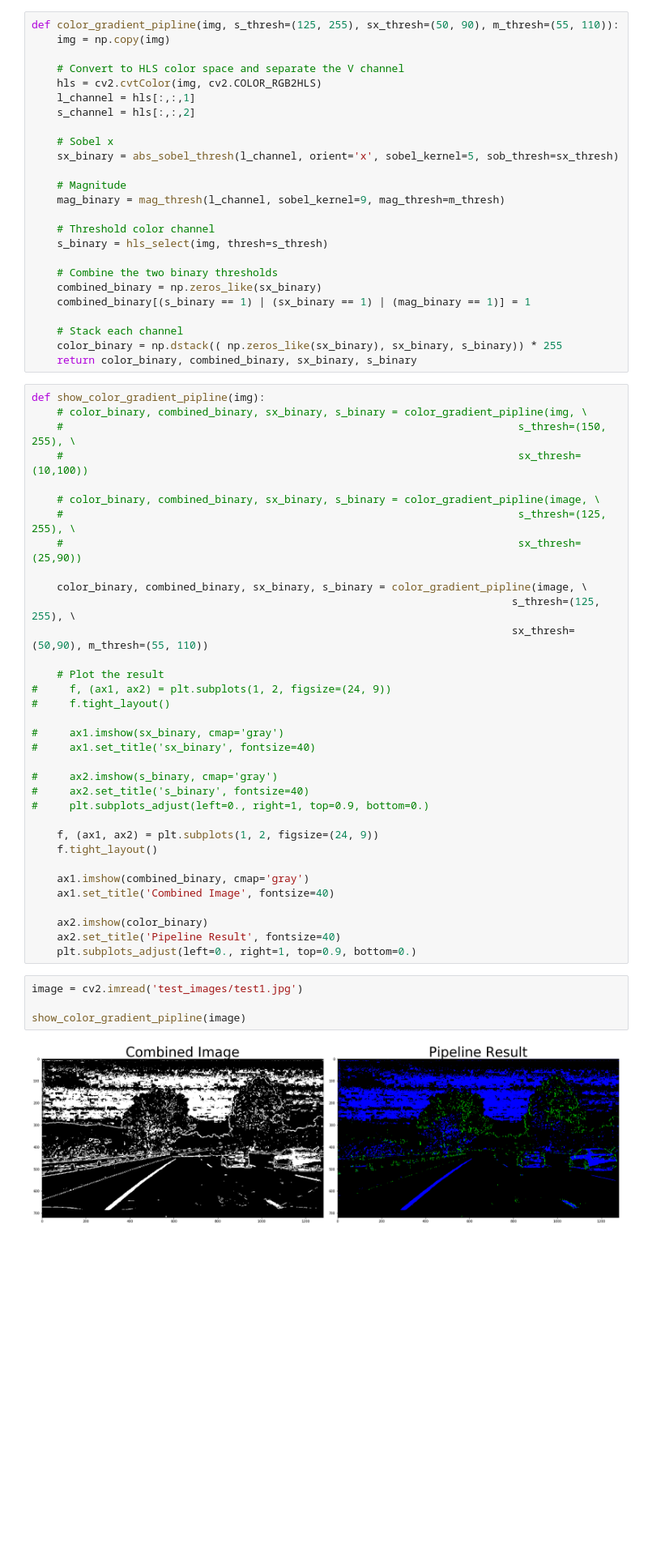
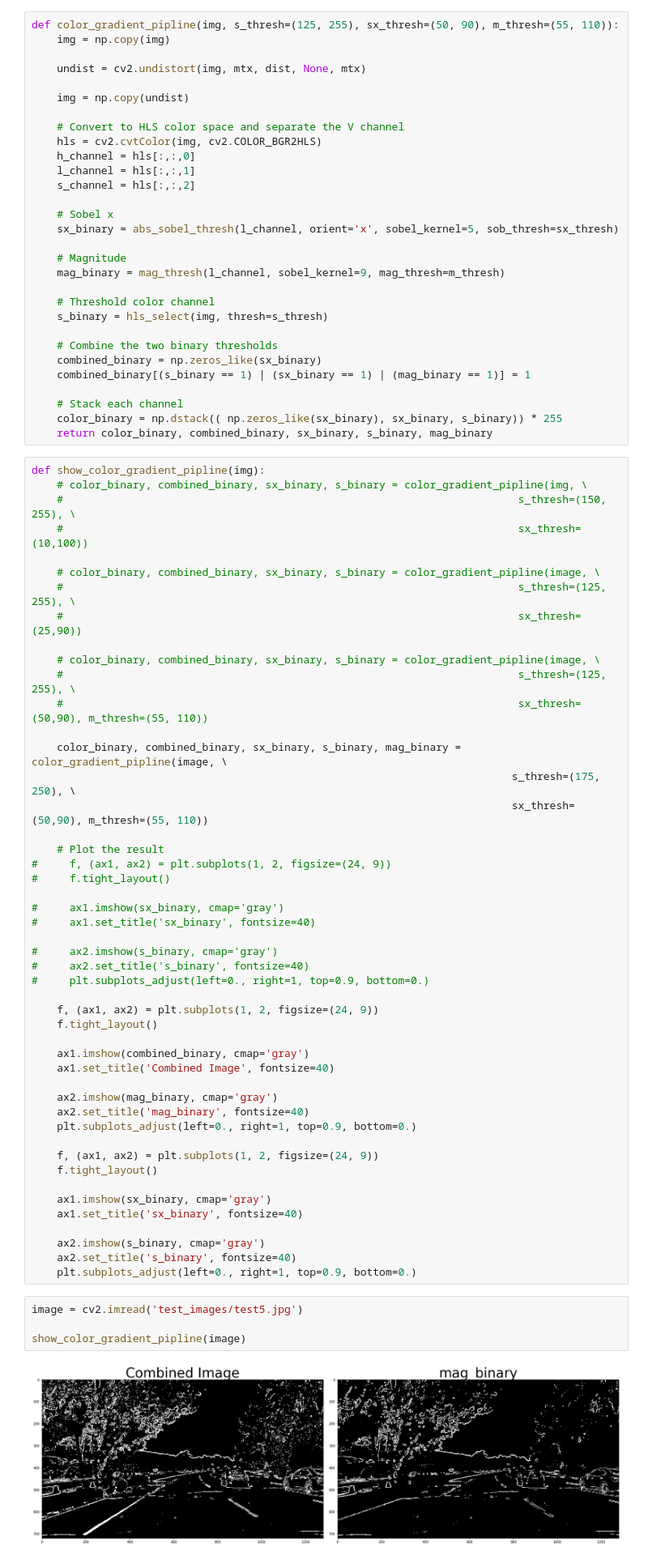
Before and after one commit to a-samarin/CarND-Advanced-Lane-Lines, a Jupyter notebook: P2.ipynb, the cells around one changed output. Shown at 81% size. Saved outputs shown, nothing was run; the diff lists cells and outputs as text; blank space fills up the shorter version.

```diff
--- a/P2.ipynb
+++ b/P2.ipynb
@@ -40,8 +40,13 @@ Text(0.5,1,'Undistorted Image')
 def color_gradient_pipline(img, s_thresh=(125, 255), sx_thresh=(50, 90), m_thresh=(55, 110)):
     img = np.copy(img)
 
+    undist = cv2.undistort(img, mtx, dist, None, mtx)
+
+    img = np.copy(undist)
+
     # Convert to HLS color space and separate the V channel
-    hls = cv2.cvtColor(img, cv2.COLOR_RGB2HLS)
+    hls = cv2.cvtColor(img, cv2.COLOR_BGR2HLS)
+    h_channel = hls[:,:,0]
     l_channel = hls[:,:,1]
     s_channel = hls[:,:,2]
 
@@ -60,7 +65,7 @@ def color_gradient_pipline(img, s_thresh=(125, 255), sx_thresh=(50, 90), m_thres
 
     # Stack each channel
     color_binary = np.dstack(( np.zeros_like(sx_binary), sx_binary, s_binary)) * 255
-    return color_binary, combined_binary, sx_binary, s_binary
+    return color_binary, combined_binary, sx_binary, s_binary, mag_binary
 # %%
 def show_color_gradient_pipline(img):
     # color_binary, combined_binary, sx_binary, s_binary = color_gradient_pipline(img, \
@@ -71,8 +76,12 @@ def show_color_gradient_pipline(img):
     #                                                                        s_thresh=(125, 255), \
     #                                                                        sx_thresh=(25,90))
 
-    color_binary, combined_binary, sx_binary, s_binary = color_gradient_pipline(image, \
-                                                                            s_thresh=(125, 255), \
+    # color_binary, combined_binary, sx_binary, s_binary = color_gradient_pipline(image, \
+    #                                                                        s_thresh=(125, 255), \
+    #                                                                        sx_thresh=(50,90), m_thresh=(55, 110))
+
+    color_binary, combined_binary, sx_binary, s_binary, mag_binary = color_gradient_pipline(image, \
+                                                                            s_thresh=(175, 250), \
                                                                             sx_thresh=(50,90), m_thresh=(55, 110))
 
     # Plot the result
@@ -92,12 +101,22 @@ def show_color_gradient_pipline(img):
     ax1.imshow(combined_binary, cmap='gray')
     ax1.set_title('Combined Image', fontsize=40)
 
-    ax2.imshow(color_binary)
-    ax2.set_title('Pipeline Result', fontsize=40)
+    ax2.imshow(mag_binary, cmap='gray')
+    ax2.set_title('mag_binary', fontsize=40)
     plt.subplots_adjust(left=0., right=1, top=0.9, bottom=0.)
+
+    f, (ax1, ax2) = plt.subplots(1, 2, figsize=(24, 9))
+    f.tight_layout()
+
+    ax1.imshow(sx_binary, cmap='gray')
+    ax1.set_title('sx_binary', fontsize=40)
+
+    ax2.imshow(s_binary, cmap='gray')
+    ax2.set_title('s_binary', fontsize=40)
+    plt.subplots_adjust(left=0., right=1, top=0.9, bottom=0.)
 # %%
-image = cv2.imread('test_images/test1.jpg')
+image = cv2.imread('test_images/test5.jpg')
 
 show_color_gradient_pipline(image)
 # %% [output]
-[figure, old version]
+[figure, new version]
```
Also changed, not shown: parts of 14 cells of this notebook, 6 other files.
